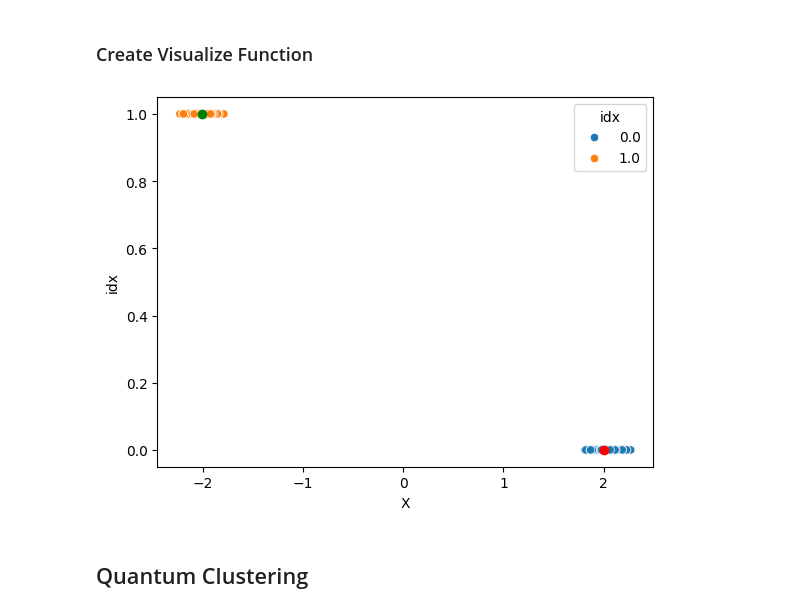
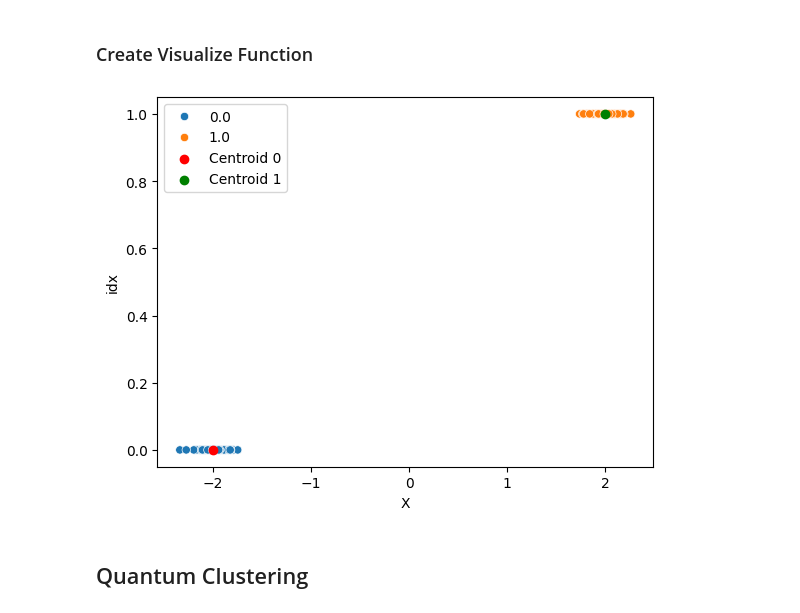
Before and after one commit to vabarbosa/vb_Quantum-K-Means, a Jupyter notebook: Quantum_K_Means.ipynb, the cells around one changed output. Saved outputs shown, nothing was run; the diff lists cells and outputs as text; code cells hidden in the pictures.

```diff
--- a/Quantum_K_Means.ipynb
+++ b/Quantum_K_Means.ipynb
@@ -162,0 +151,39 @@ plt.scatter(x2, y2);
+# %%
+#### Implement a function to create the datasets
+def CreateDataset(mean1 : float, mean2 : float, std1 : float,
+                  std2 : float, n_samples : int = 100) -> tuple[ndarray]:
+    """
+    Create a normally distributed datasets.
+
+    Parameters
+    ----------
+    mean1 : float
+        Mean of the first dataset.
+
+    mean2 : float
+        Mean of the second dataset.
+
+    std1 : float
+        Standard deviation of the first dataset.
+
+    std2 : float
+        Standard deviation of the second dataset.
+
+    n_samples : int
+        Number of samples required for each dataset.
+    """
+
+    x1 = np.random.normal(mean1, std1, n_samples)
+    y1 = np.ones(len(x1))
+
+    x2 = np.random.normal(mean2, std2, n_samples)
+    y2 = np.zeros(len(x2))
+
+    return x1, x2, y1, y2
+
+#### Creating the datasets
+x1, x2, y1, y2 = CreateDataset(2, -2, .1, .1, 100)
+
+#### Visualize the dataset
+plt.scatter(x1, y1)
+plt.scatter(x2, y2);
@@ -180,36 +209,37 @@ centroids, idx = k_means(X, 2)
 # %%
 def visualize(X : ndarray[float], idx : ndarray[int], centroids : Union[ndarray[float], list]) -> Optional[AssertionError]:
     """Visualize the clusters and the centroid of each cluster.
 
     Parameters
     ----------
     X : numpy.ndarray, shape=(M, 1)
         Encoded Data vector.
 
     idx : numpy.ndarray, shape=(M, )
         Represent the cluster each point is assigned to.
 
     centroids : numpy.ndarray, shape=(K, 1)
         Centroids of clusters.
 
     Notes
     -----
         This function only works with one feature.
     """
 
     assert X.shape[1] == 1, "This function only works with one feature"
 
     #### Visualize the clustered data
     df = pd.DataFrame(np.concatenate((X, idx.reshape(-1, 1)), axis=1), columns=['X', 'idx'])
     sns.scatterplot(data=df, x='X', y='idx', hue='idx')
 
     #### Plot the centroids
-    plt.scatter(centroids[0], 0, c='red')
-    plt.scatter(centroids[1], 1, c='green');
+    plt.scatter(centroids[0], 0, c='red', label='Centroid 0')
+    plt.scatter(centroids[1], 1, c='green', label='Centroid 1');
+    plt.legend()
 
 visualize(X, idx, centroids)
 # %% [output]
-[figure, old version]
+[figure, new version]
 # %% [markdown]
 ## Quantum Clustering
 # %% [markdown]
```
Also changed, not shown: parts of 16 cells of this notebook.
